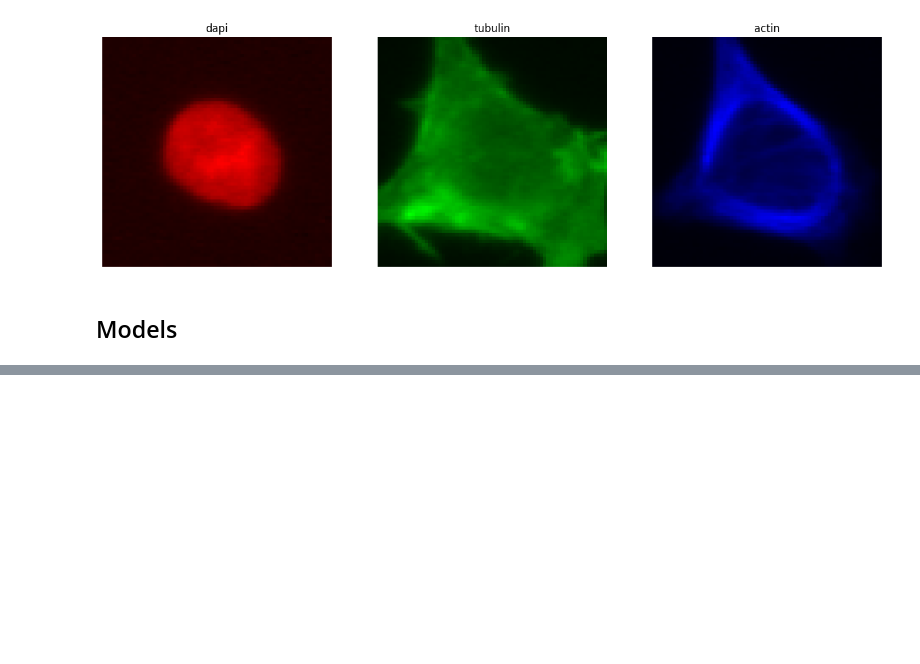
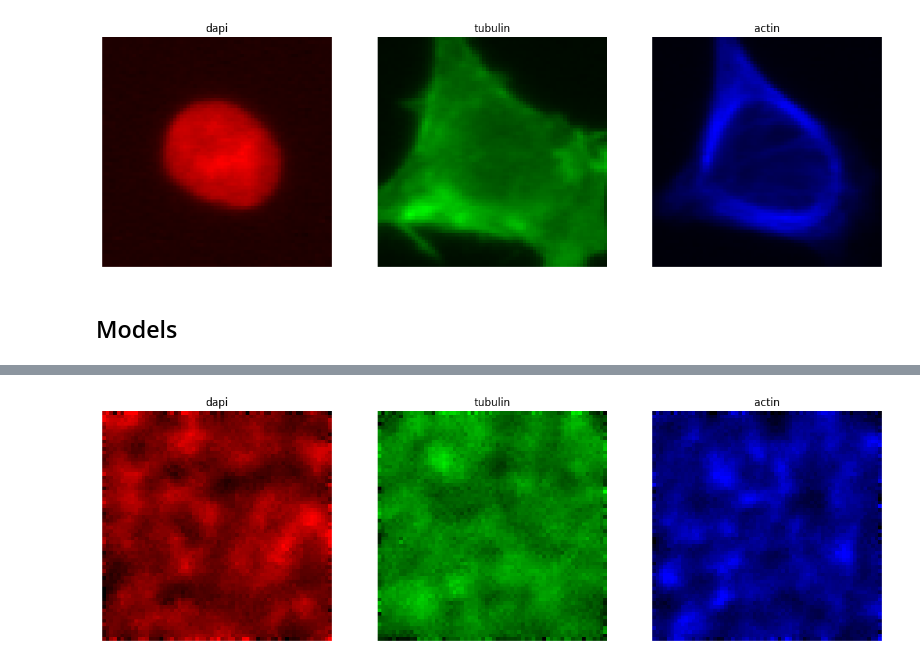
Before and after one commit to RasmusML/DiffCell, a Jupyter notebook: playground.ipynb, the cells around one changed output, grey strips where cells are left out. Cells and saved outputs as stored; diff of their text form; code cells hidden in the pictures; blank space fills up the shorter version.

```diff
--- a/playground.ipynb
+++ b/playground.ipynb
@@ -135,0 +105,4 @@ plot_image_diff(img1_reconstruction.detach(), img1)
+# %%
+plot_channels(sampled_images[0])
+# %% [output]
+[figure, added]
```
Also changed, not shown: parts of 13 cells of this notebook, 5 other files.
